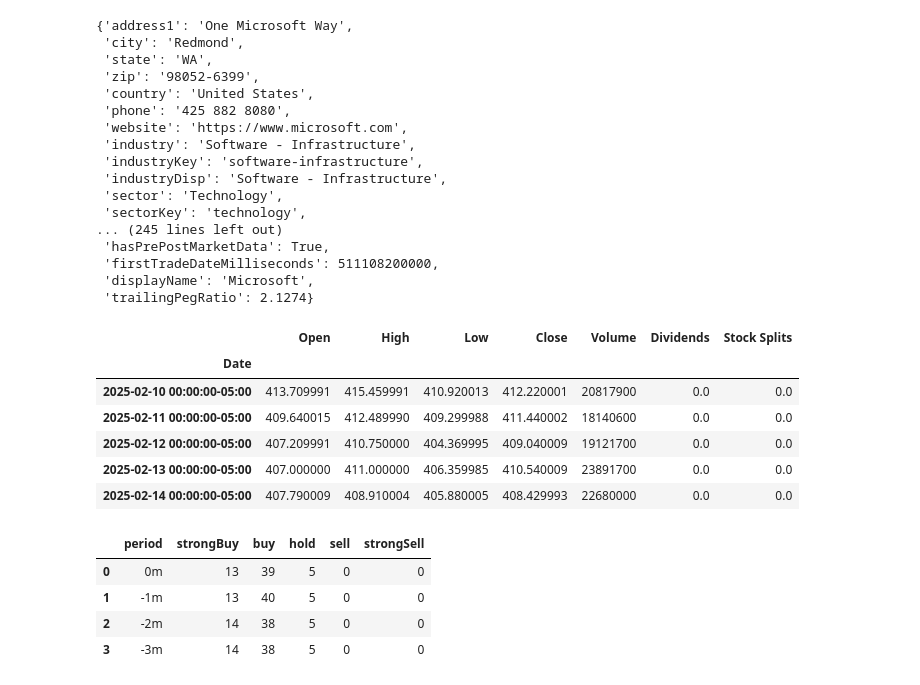
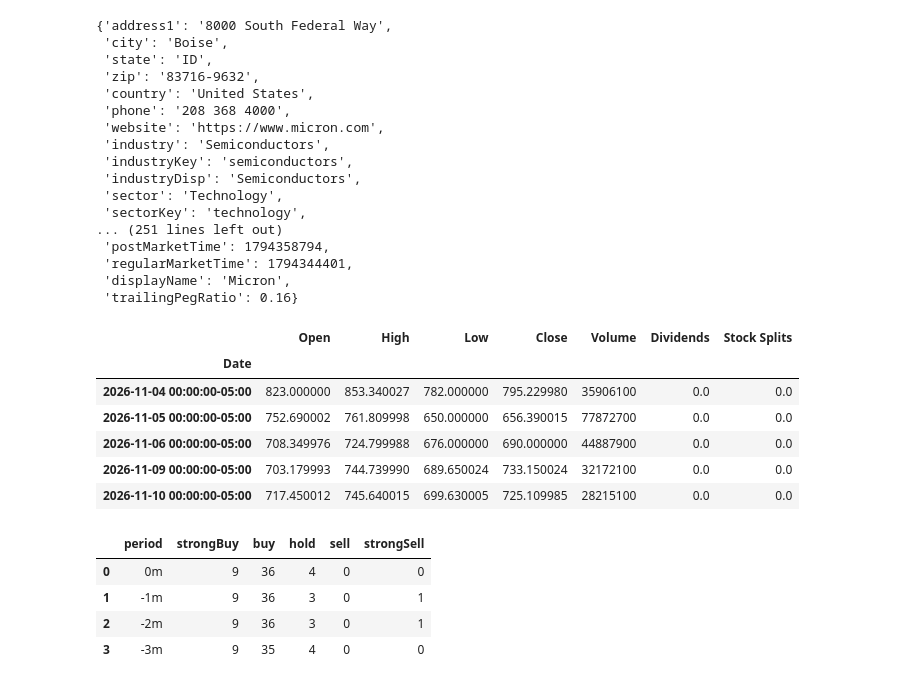
Before and after one commit to RolandCrimson/Doit_llm_ai_agent, a Jupyter notebook: chap07/sec02/yfinance.ipynb, the cells around one changed output. Saved outputs shown, nothing was run; the diff lists cells and outputs as text; code cells hidden in the pictures.

```diff
--- a/chap07/sec02/yfinance.ipynb
+++ b/chap07/sec02/yfinance.ipynb
@@ -21,45 +23,43 @@ Note: you may need to restart the kernel to use updated packages.
 # %%
-import yfinance as yf
-
 # Microsoft (MSFT)에 대한 Ticker 객체 생성
-msft = yf.Ticker("MSFT")
+micron = yf.Ticker("MU")
 
 # Ticker 객체에 대한 정보 출력 (.py에서 실행할 때는 print(msft.info)로 사용)
-display(msft.info)
+display(micron.info)
 # %% [output]
-{'address1': 'One Microsoft Way',
- 'city': 'Redmond',
- 'state': 'WA',
- 'zip': '98052-6399',
+{'address1': '8000 South Federal Way',
+ 'city': 'Boise',
+ 'state': 'ID',
+ 'zip': '83716-9632',
  'country': 'United States',
- 'phone': '425 882 8080',
- 'website': 'https://www.microsoft.com',
- 'industry': 'Software - Infrastructure',
- 'industryKey': 'software-infrastructure',
- 'industryDisp': 'Software - Infrastructure',
+ 'phone': '208 368 4000',
+ 'website': 'https://www.micron.com',
+ 'industry': 'Semiconductors',
+ 'industryKey': 'semiconductors',
+ 'industryDisp': 'Semiconductors',
  'sector': 'Technology',
  'sectorKey': 'technology',
-... (245 lines left out)
- 'hasPrePostMarketData': True,
- 'firstTradeDateMilliseconds': 511108200000,
- 'displayName': 'Microsoft',
- 'trailingPegRatio': 2.1274}
+... (251 lines left out)
+ 'postMarketTime': 1794358794,
+ 'regularMarketTime': 1794344401,
+ 'displayName': 'Micron',
+ 'trailingPegRatio': 0.16}
 # %%
-hist = msft.history(period="5d") # 5일간의 주가 데이터를 가져옴
+hist = micron.history(period="5d") # 5일간의 주가 데이터를 가져옴
 display(hist) # 데이터 출력
 # %% [output]
 |  | Open | High | Low | Close | Volume | Dividends | Stock Splits |
 | Date |  |  |  |  |  |  |  |
-| 2025-02-10 00:00:00-05:00 | 413.709991 | 415.459991 | 410.920013 | 412.220001 | 20817900 | 0.0 | 0.0 |
-| 2025-02-11 00:00:00-05:00 | 409.640015 | 412.489990 | 409.299988 | 411.440002 | 18140600 | 0.0 | 0.0 |
-| 2025-02-12 00:00:00-05:00 | 407.209991 | 410.750000 | 404.369995 | 409.040009 | 19121700 | 0.0 | 0.0 |
-| 2025-02-13 00:00:00-05:00 | 407.000000 | 411.000000 | 406.359985 | 410.540009 | 23891700 | 0.0 | 0.0 |
-| 2025-02-14 00:00:00-05:00 | 407.790009 | 408.910004 | 405.880005 | 408.429993 | 22680000 | 0.0 | 0.0 |
+| 2026-11-04 00:00:00-05:00 | 823.000000 | 853.340027 | 782.000000 | 795.229980 | 35906100 | 0.0 | 0.0 |
+| 2026-11-05 00:00:00-05:00 | 752.690002 | 761.809998 | 650.000000 | 656.390015 | 77872700 | 0.0 | 0.0 |
+| 2026-11-06 00:00:00-05:00 | 708.349976 | 724.799988 | 676.000000 | 690.000000 | 44887900 | 0.0 | 0.0 |
+| 2026-11-09 00:00:00-05:00 | 703.179993 | 744.739990 | 689.650024 | 733.150024 | 32172100 | 0.0 | 0.0 |
+| 2026-11-10 00:00:00-05:00 | 717.450012 | 745.640015 | 699.630005 | 725.109985 | 28215100 | 0.0 | 0.0 |
 # %%
-msft.recommendations # 추천 정보 출력
+micron.recommendations # 추천 정보 출력
 # %% [output]
 |  | period | strongBuy | buy | hold | sell | strongSell |
-| 0 | 0m | 13 | 39 | 5 | 0 | 0 |
-| 1 | -1m | 13 | 40 | 5 | 0 | 0 |
-| 2 | -2m | 14 | 38 | 5 | 0 | 0 |
-| 3 | -3m | 14 | 38 | 5 | 0 | 0 |
+| 0 | 0m | 9 | 36 | 4 | 0 | 0 |
+| 1 | -1m | 9 | 36 | 3 | 0 | 1 |
+| 2 | -2m | 9 | 36 | 3 | 0 | 1 |
+| 3 | -3m | 9 | 35 | 4 | 0 | 0 |
```
Also changed, not shown: parts of 1 cell of this notebook, 41 other files.
